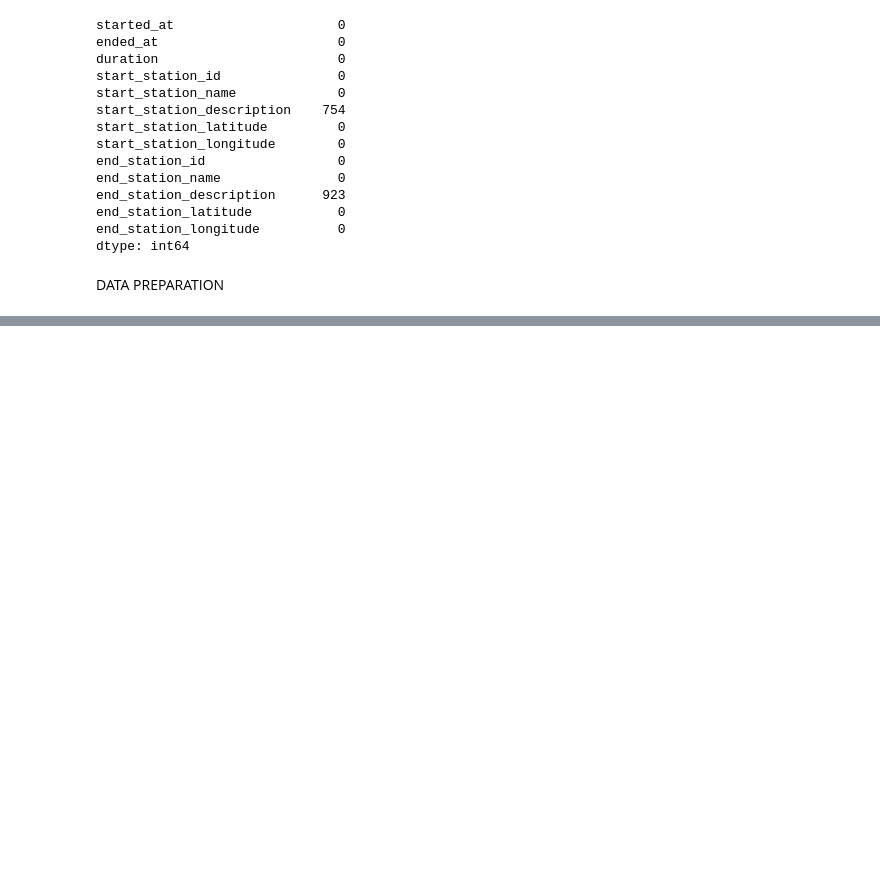
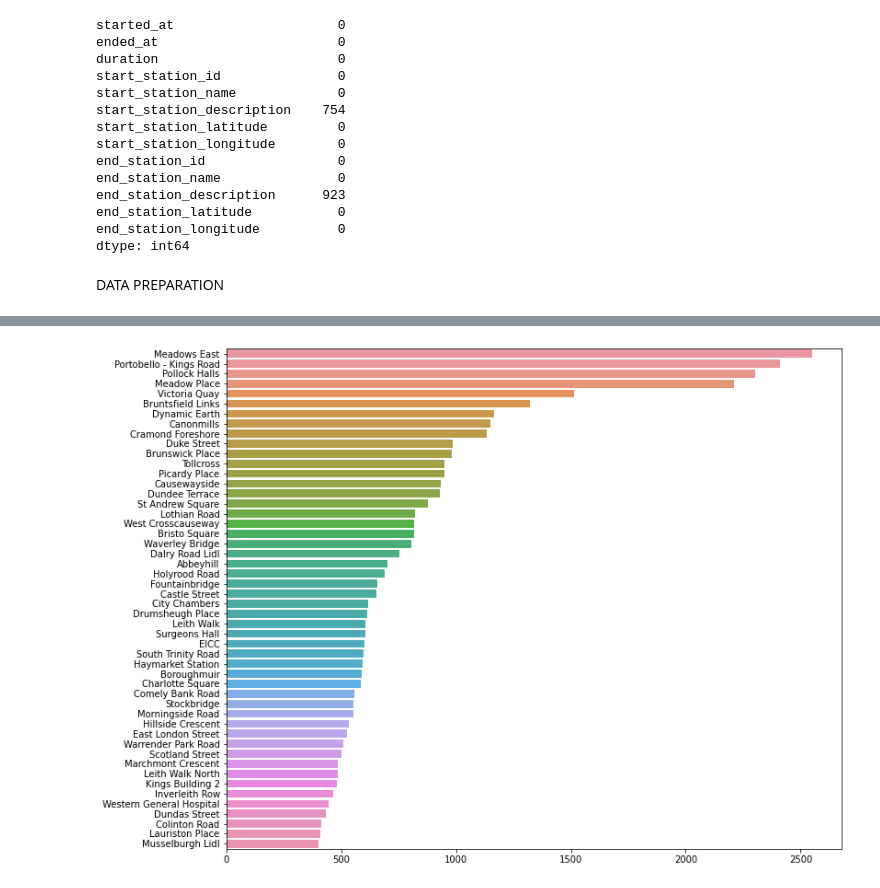
Before and after one commit to Jojomaque/Portfolio, a Jupyter notebook: Edinburgh_Bike_Hire.ipynb, the cells around one changed output, grey strips where cells are left out. Saved outputs shown, nothing was run; the diff lists cells and outputs as text; code cells hidden in the pictures; blank space fills up the shorter version.

```diff
--- a/Edinburgh_Bike_Hire.ipynb
+++ b/Edinburgh_Bike_Hire.ipynb
@@ -162,0 +241,8 @@ Name: started_at, Length: 51856, dtype: datetime64[ns, UTC]
+# %%
+startstation = Ed_Bike_2021['start_station_name'].value_counts()[:50
+                                                                ]
+plt.figure(figsize=(12,10))
+sns.barplot( x=startstation.values , y=list(startstation.index),
+ orient="h"  ) ;
+# %% [output]
+[figure, added]
```
Also changed, not shown: parts of 13 cells of this notebook.
